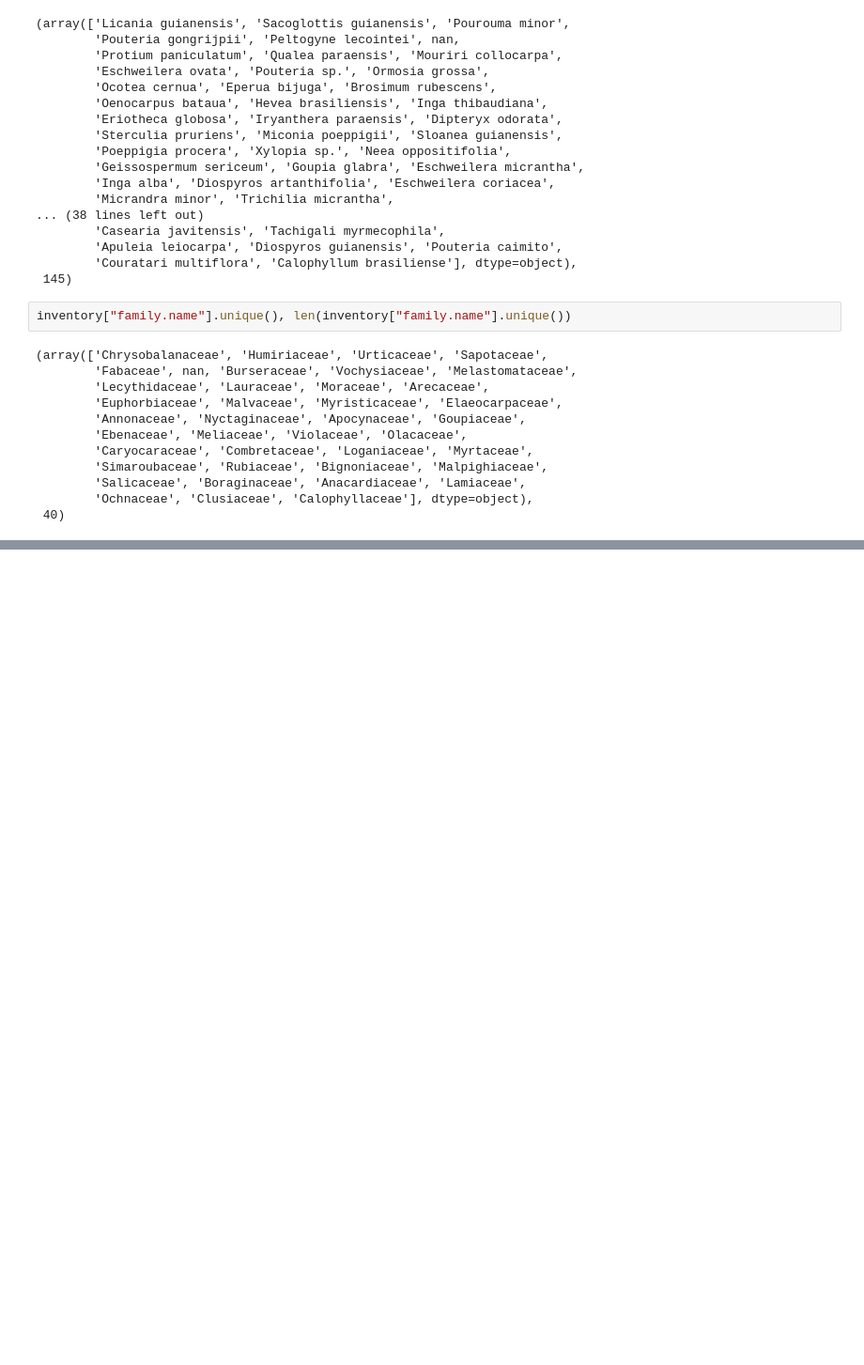
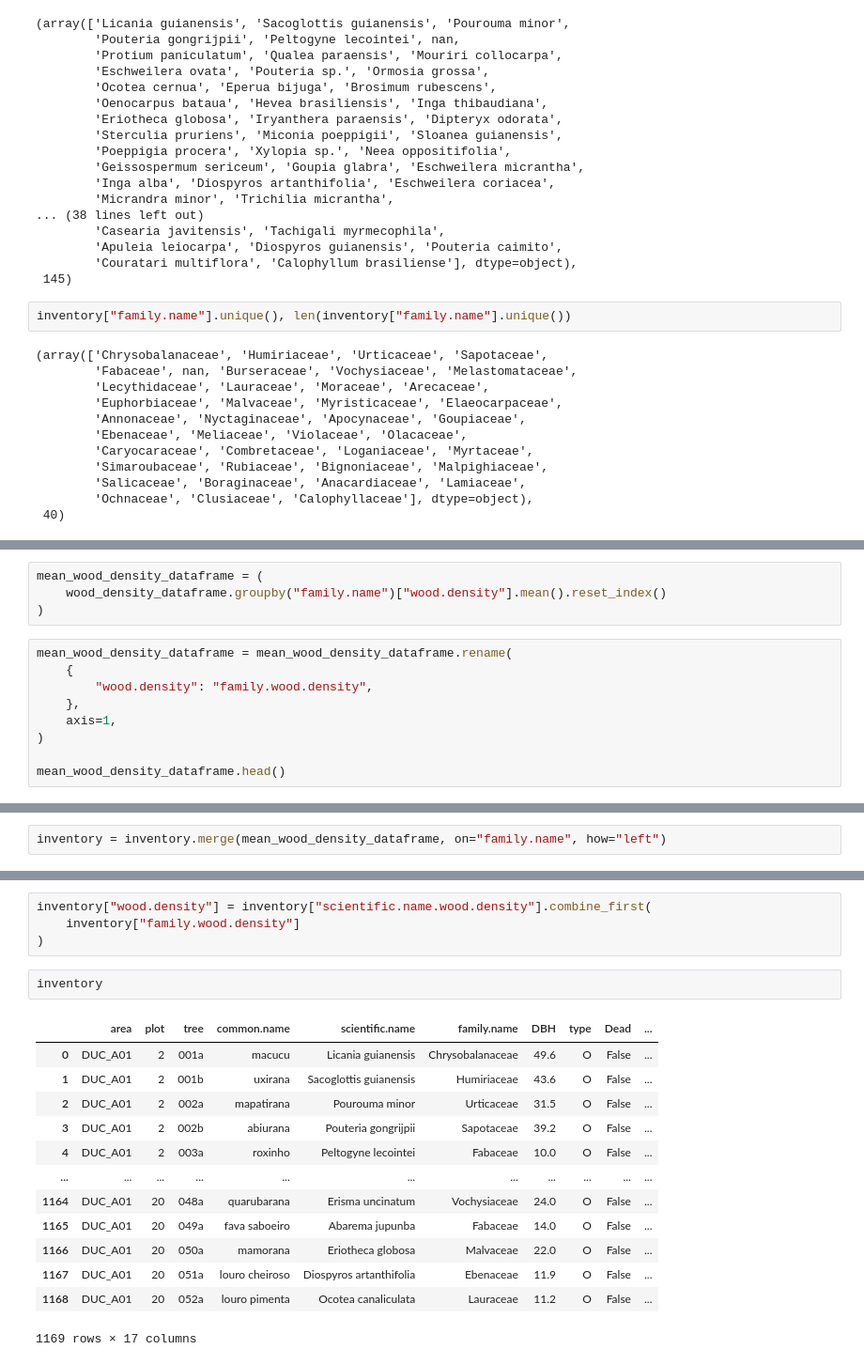
Before and after one commit to joaovictordecastroa/canopyEstimation, a Jupyter notebook: src/inventory.ipynb, the cells around one changed output, grey strips where cells are left out. Shown at 94% size. Cells and saved outputs as stored; diff of their text form; blank space fills up the shorter version.

```diff
--- a/src/inventory.ipynb
+++ b/src/inventory.ipynb
@@ -101,0 +167,13 @@ inventory.head()
+# %%
+mean_wood_density_dataframe = (
+    wood_density_dataframe.groupby("family.name")["wood.density"].mean().reset_index()
+)
+# %%
+mean_wood_density_dataframe = mean_wood_density_dataframe.rename(
+    {
+        "wood.density": "family.wood.density",
+    },
+    axis=1,
+)
+
+mean_wood_density_dataframe.head()
@@ -101,0 +205,2 @@ inventory.head()
+# %%
+inventory = inventory.merge(mean_wood_density_dataframe, on="family.name", how="left")
@@ -101,0 +216,20 @@ inventory.head()
+# %%
+inventory["wood.density"] = inventory["scientific.name.wood.density"].combine_first(
+    inventory["family.wood.density"]
+)
+# %%
+inventory
+# %% [output]
+|  | area | plot | tree | common.name | scientific.name | family.name | DBH | type | Dead | ... |
+| 0 | DUC_A01 | 2 | 001a | macucu | Licania guianensis | Chrysobalanaceae | 49.6 | O | False | ... |
+| 1 | DUC_A01 | 2 | 001b | uxirana | Sacoglottis guianensis | Humiriaceae | 43.6 | O | False | ... |
+| 2 | DUC_A01 | 2 | 002a | mapatirana | Pourouma minor | Urticaceae | 31.5 | O | False | ... |
+| 3 | DUC_A01 | 2 | 002b | abiurana | Pouteria gongrijpii | Sapotaceae | 39.2 | O | False | ... |
+| 4 | DUC_A01 | 2 | 003a | roxinho | Peltogyne lecointei | Fabaceae | 10.0 | O | False | ... |
+| ... | ... | ... | ... | ... | ... | ... | ... | ... | ... | ... |
+| 1164 | DUC_A01 | 20 | 048a | quarubarana | Erisma uncinatum | Vochysiaceae | 24.0 | O | False | ... |
+| 1165 | DUC_A01 | 20 | 049a | fava saboeiro | Abarema jupunba | Fabaceae | 14.0 | O | False | ... |
+| 1166 | DUC_A01 | 20 | 050a | mamorana | Eriotheca globosa | Malvaceae | 22.0 | O | False | ... |
+| 1167 | DUC_A01 | 20 | 051a | louro cheiroso | Diospyros artanthifolia | Ebenaceae | 11.9 | O | False | ... |
+| 1168 | DUC_A01 | 20 | 052a | louro pimenta | Ocotea canaliculata | Lauraceae | 11.2 | O | False | ... |
+1169 rows × 17 columns
```
Also changed, not shown: parts of 21 cells of this notebook, 2 other files.
